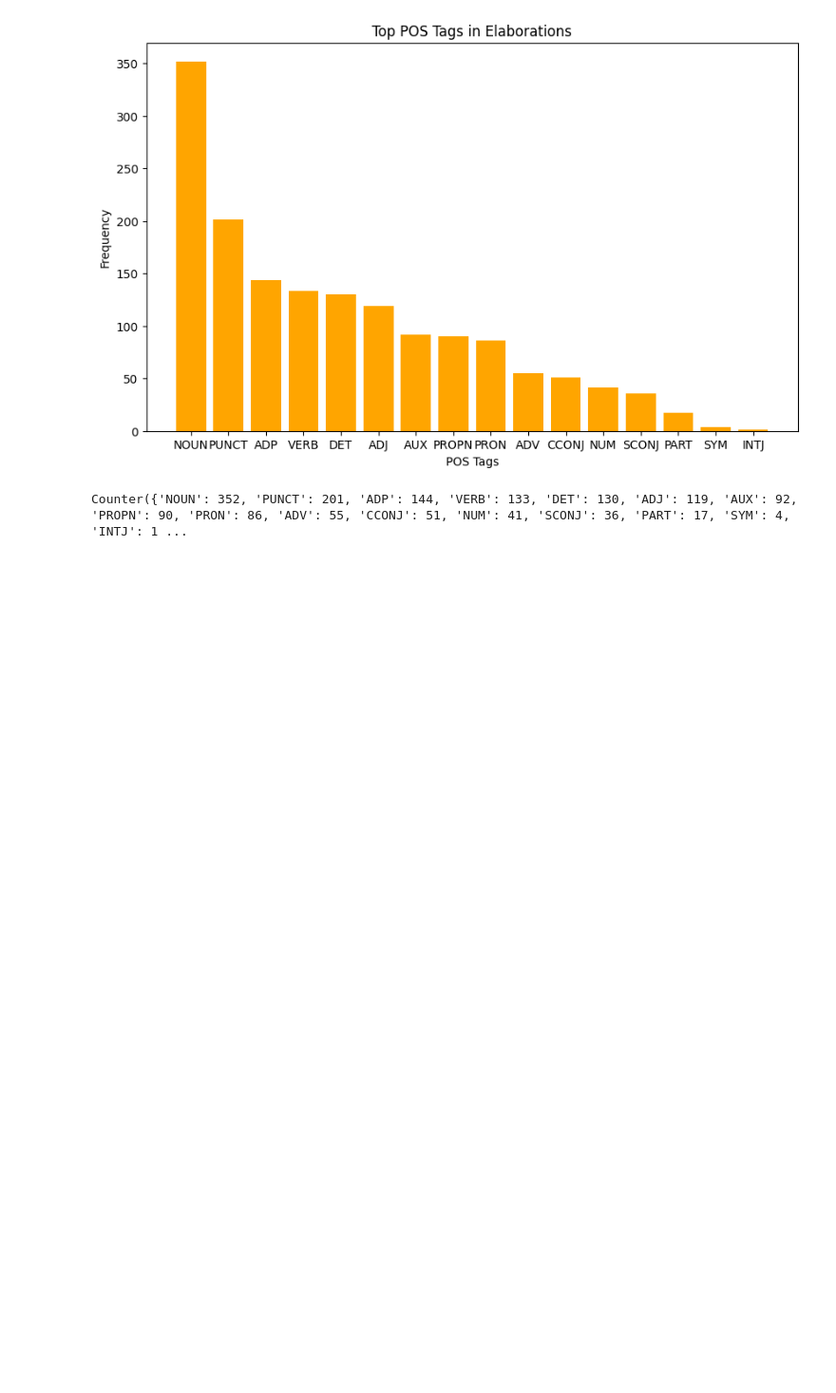
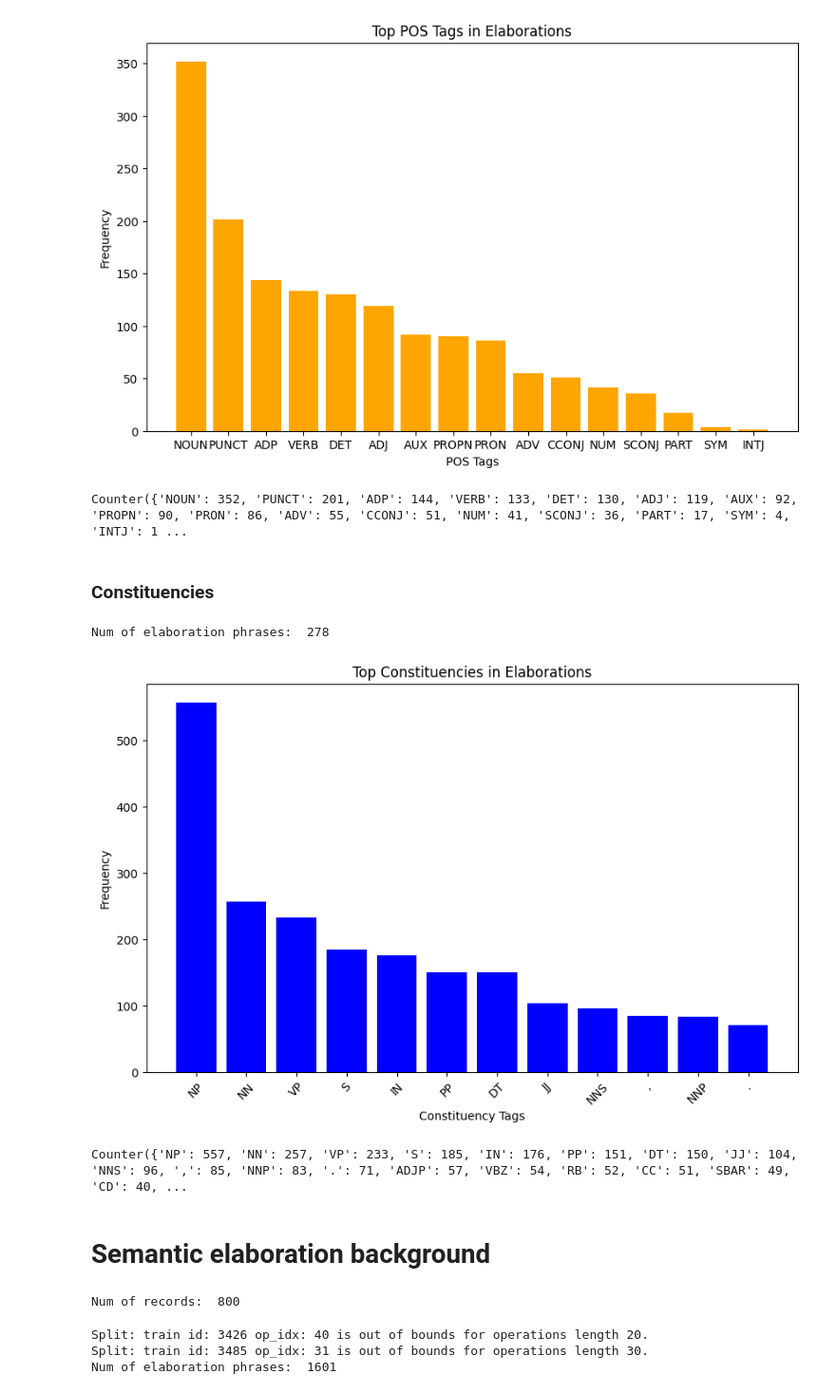
Before and after one commit to martgru/ElabSimp, a Jupyter notebook: main/swipe-elaborations.ipynb, the cells around one changed output. Shown at 95% size. Cells and saved outputs as stored; diff of their text form; code cells hidden in the pictures; blank space fills up the shorter version.

Commit message:
get most frequent pos tags and constituency tags in each elaboration type

```diff
--- a/main/swipe-elaborations.ipynb
+++ b/main/swipe-elaborations.ipynb
@@ -424,0 +518,34 @@ Downloading https://raw.githubusercontent.com/stanfordnlp/stanza-resources/main/
+# %%
+def get_most_frequent_constituencies(insertions):
+    """
+    Count the most frequent constituencies (e.g., NP, VP, PP) in the elaboration insertions.
+
+    :param insertions: A list of elaborated text strings (insertions).
+    :return: A Counter object with the most frequent constituency tags.
+    """
+    const_counter = Counter()
+
+    # loop through each insertion (elaborated part of text)
+    for insertion in insertions:
+        constituency_tree = get_constituency_parse(insertion)
+        # regular expression to find all constituent labels (e.g., NP, VP, PP, etc.)
+        constituents = re.findall(r'\((\S+)', constituency_tree)
+        # filter out the 'ROOT' tag and update the counter
+        for constituent in constituents:
+            if constituent != 'ROOT':  # skip the ROOT tag
+                const_counter.update([constituent])
+
+    # get the top constituencies and their counts
+    top_constituencies = const_counter.most_common(12)
+
+    # separate the tags and their frequencies for plotting
+    tags, frequencies = zip(*top_constituencies)
+    plt.figure(figsize=(10, 6))
+    plt.bar(tags, frequencies, color='blue')
+    plt.xlabel('Constituency Tags')
+    plt.ylabel('Frequency')
+    plt.title('Top Constituencies in Elaborations')
+    plt.xticks(rotation=45)
+    plt.show()
+
+    return const_counter
@@ -576,3 +765,34 @@ pos_frequencies = analyze_elaboration_pos(insertions)
 print(pos_frequencies)
 # %% [output]
 Counter({'NOUN': 352, 'PUNCT': 201, 'ADP': 144, 'VERB': 133, 'DET': 130, 'ADJ': 119, 'AUX': 92, 'PROPN': 90, 'PRON': 86, 'ADV': 55, 'CCONJ': 51, 'NUM': 41, 'SCONJ': 36, 'PART': 17, 'SYM': 4, 'INTJ': 1 ...
+# %% [markdown]
+### Constituencies
+# %%
+insertions = get_elaboration_insertions(example_df)
+print('Num of elaboration phrases: ', len(insertions))
+# %% [output]
+Num of elaboration phrases:  278
+# %%
+constituency_frequencies = get_most_frequent_constituencies(insertions)
+# %% [output]
+[figure, added]
+# %%
+print(constituency_frequencies)
+# %% [output]
+Counter({'NP': 557, 'NN': 257, 'VP': 233, 'S': 185, 'IN': 176, 'PP': 151, 'DT': 150, 'JJ': 104, 'NNS': 96, ',': 85, 'NNP': 83, '.': 71, 'ADJP': 57, 'VBZ': 54, 'RB': 52, 'CC': 51, 'SBAR': 49, 'CD': 40, ...
+# %% [markdown]
+# Semantic elaboration background
+# %%
+import pandas as pd
+
+background_df = pd.read_csv('../data/elaborations/background.csv')
+print('Num of records: ', len(background_df))
+# %% [output]
+Num of records:  800
+# %%
+insertions_background = get_elaboration_insertions(background_df)
+print('Num of elaboration phrases: ', len(insertions_background))
+# %% [output]
+Split: train id: 3426 op_idx: 40 is out of bounds for operations length 20.
+Split: train id: 3485 op_idx: 31 is out of bounds for operations length 30.
+Num of elaboration phrases:  1601
```
Also changed, not shown: parts of 32 cells of this notebook.
